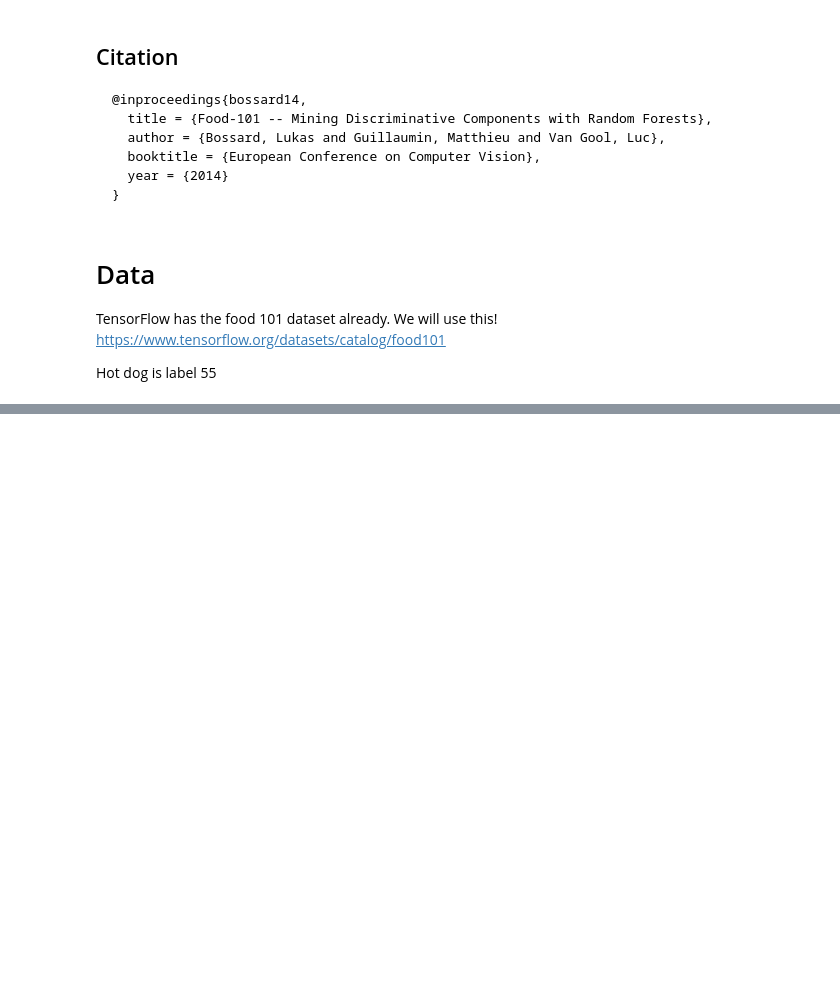
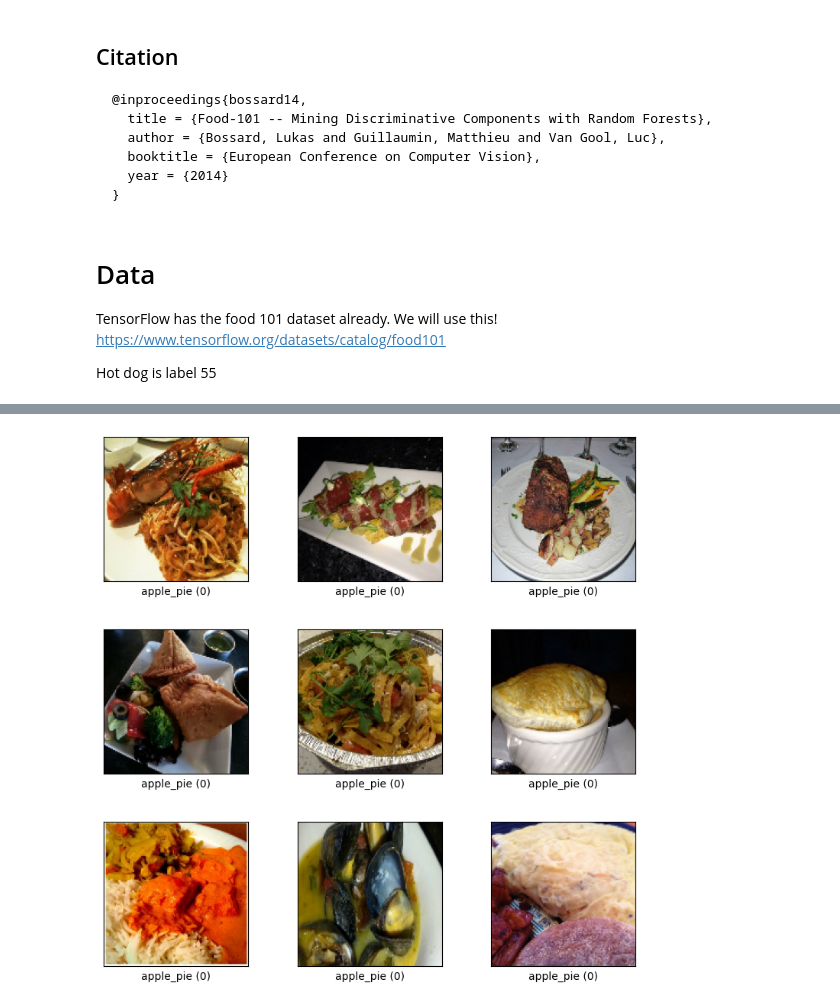
Before and after one commit to francisparwez/Convolutional_Neural_Network_for_Beginners, a Jupyter notebook: Hot_Dog_VS_Not_Hot_Dog_Example.ipynb, the cells around one changed output, grey strips where cells are left out. Saved outputs shown, nothing was run; the diff lists cells and outputs as text; code cells hidden in the pictures; blank space fills up the shorter version.

```diff
--- a/Hot_Dog_VS_Not_Hot_Dog_Example.ipynb
+++ b/Hot_Dog_VS_Not_Hot_Dog_Example.ipynb
@@ -35,0 +40,15 @@ train_ds, valid_ds = ds["train"], ds["validation"]
+# %%
+MAX_SIDE_LEN = 128
+HOT_DOG_CLASS = 55
+train_ds = train_ds.map(
+    lambda image, label: (tf.cast(tf.image.resize(image, [MAX_SIDE_LEN, MAX_SIDE_LEN]), dtype=tf.int32),
+                          tf.cast(label == HOT_DOG_CLASS, dtype=tf.int32))
+)
+valid_ds = valid_ds.map(
+    lambda image, label: (tf.cast(tf.image.resize(image, [MAX_SIDE_LEN, MAX_SIDE_LEN]), dtype=tf.int32),
+                          tf.cast(label == HOT_DOG_CLASS, dtype=tf.int32))
+)
+# %%
+fig = tfds.show_examples(train_ds, ds_info)
+# %% [output]
+[figure, added]
```
Also changed, not shown: parts of 10 cells of this notebook.
